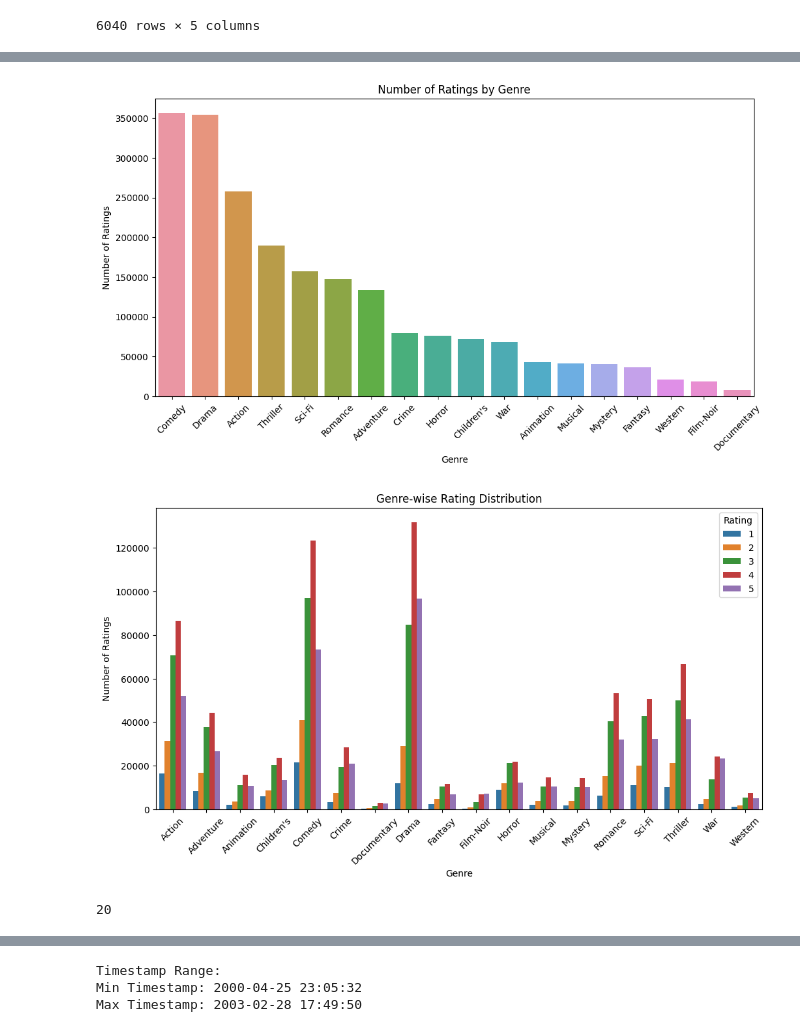
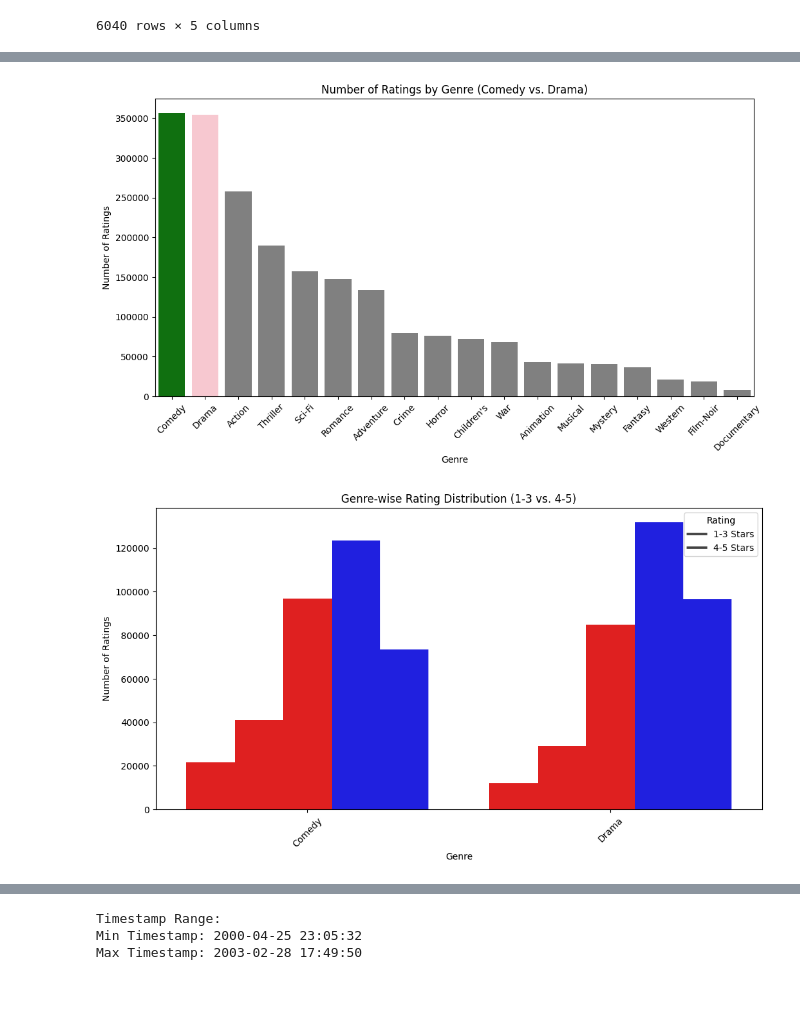
Before and after one commit to Ryu4824/Codestates_2023_TP2, a Jupyter notebook: visualization.ipynb, the cells around one changed output, grey strips where cells are left out. Drawn from its saved outputs; the diff is of its cells as text; code cells hidden in the pictures; blank space fills up the shorter version.

```diff
--- a/visualization.ipynb
+++ b/visualization.ipynb
@@ -116,45 +172,53 @@ melted_genres_ratings = pd.melt(merged_genres_ratings, id_vars=['movieId', 'user
 genre_ratings_stats = melted_genres_ratings.groupby('genre').agg({'rating': ['mean', 'count']})
 # 별점 수 기준으로 장르 정렬
 genre_ratings_stats = genre_ratings_stats.sort_values(('rating', 'count'), ascending=False)
-# 그래프 그리기
+
+# 코메디(Comedy)와 드라마(Drama) 장르만 선택
+filtered_genre_ratings_stats = genre_ratings_stats[genre_ratings_stats.index.isin(['Comedy', 'Drama'])]
+
+
+# 다른 모든 장르에 대한 색상 설정 (남색과 초록)
+palette = {genre: 'pink' if genre == 'Drama' else 'green' if genre == 'Comedy' else 'gray' for genre in genre_ratings_stats.index}
+
 plt.figure(figsize=(12, 6))
-sns.barplot(x=genre_ratings_stats.index, y=genre_ratings_stats[('rating', 'count')])
-plt.title('Number of Ratings by Genre')
+sns.barplot(x=genre_ratings_stats.index, y=genre_ratings_stats[('rating', 'count')], palette=palette)
+plt.title('Number of Ratings by Genre (Comedy vs. Drama)')
 plt.xlabel('Genre')
 plt.ylabel('Number of Ratings')
 plt.xticks(rotation=45)
 plt.show()
 # %% [output]
-[figure, old version]
+[figure, new version]
 # %%
 # Merge movies_df and ratings_df based on 'movieId'
 merged_df = ratings_df.merge(movies_df, on='movieId')
 
 # Split genres and create a new row for each genre
 genre_split = merged_df['genres'].str.split('|', expand=True)
 genre_df = pd.concat([merged_df, genre_split], axis=1)
 
 # Melt the dataframe to create 'genre' column
 melted_genre_df = pd.melt(genre_df, id_vars=['movieId', 'rating'], value_vars=list(genre_split.columns), value_name='genre')
 
 # Count ratings for each genre and rating
 genre_rating_count = melted_genre_df.groupby(['genre', 'rating']).size().reset_index(name='count')
 
-# Plotting the genre-wise rating distribution using grouped bar plot
+# 코메디(Comedy)와 드라마(Drama) 장르만 선택
+filtered_genre_rating_count = genre_rating_count[genre_rating_count['genre'].isin(['Comedy', 'Drama'])]
+
+# 1, 2, 3점과 4, 5점을 두 묶음으로 표시할 팔레트 설정
+palette = {1: 'red', 2: 'red', 3: 'red', 4: 'blue', 5: 'blue'}
+
 plt.figure(figsize=(12, 6))
-sns.barplot(data=genre_rating_count, x='genre', y='count', hue='rating')
-plt.title('Genre-wise Rating Distribution')
+sns.barplot(data=filtered_genre_rating_count, x='genre', y='count', hue='rating', palette=palette)
+plt.title('Genre-wise Rating Distribution (1-3 vs. 4-5)')
 plt.xlabel('Genre')
 plt.ylabel('Number of Ratings')
 plt.xticks(rotation=45)
-plt.legend(title='Rating')
+plt.legend(title='Rating', labels=['1-3 Stars', '4-5 Stars'])
 plt.show()
 # %% [output]
-[figure, old version]
+[figure, new version]
-# %%
-user_rating_counts.min()
-# %% [output]
-20
 # %%
 # Count the occurrences of each rating
 rating_counts = ratings_df['rating'].value_counts()
```
Also changed, not shown: parts of 9 cells of this notebook, 5 other files.
